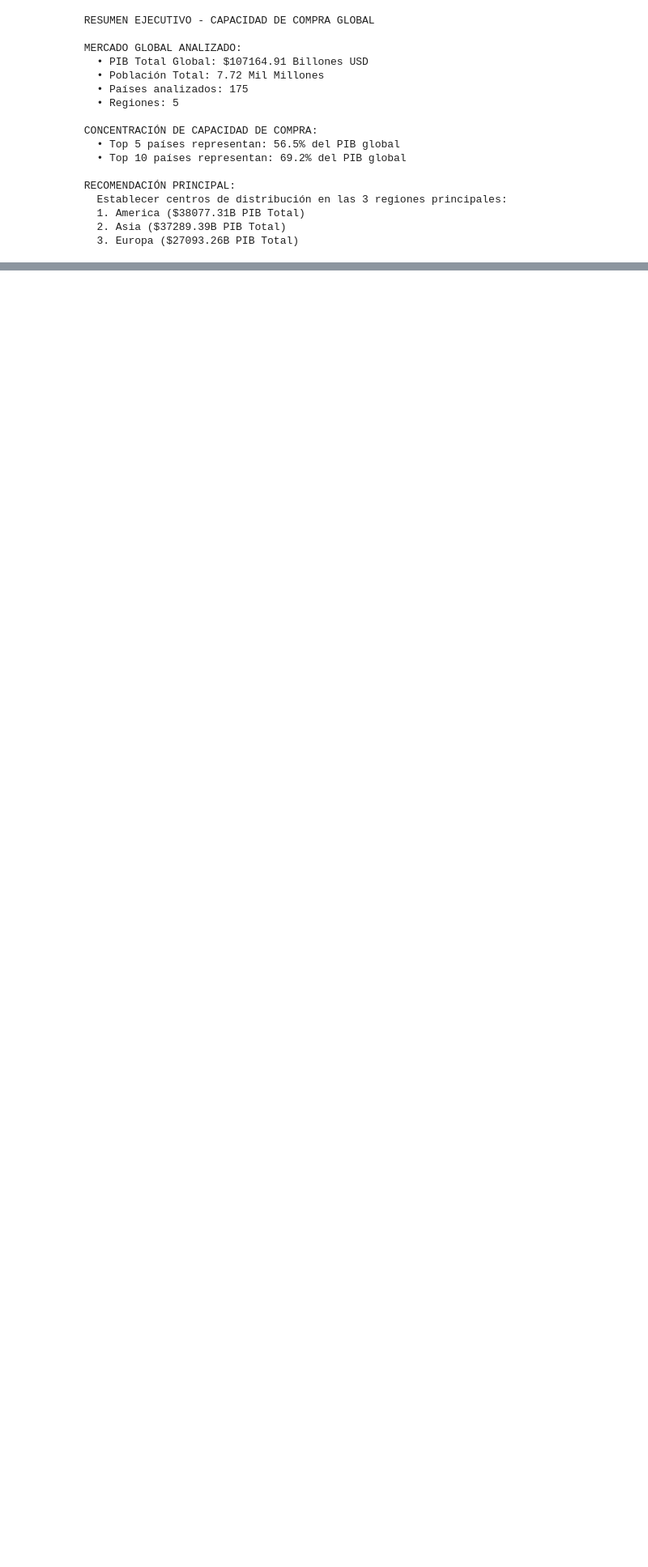
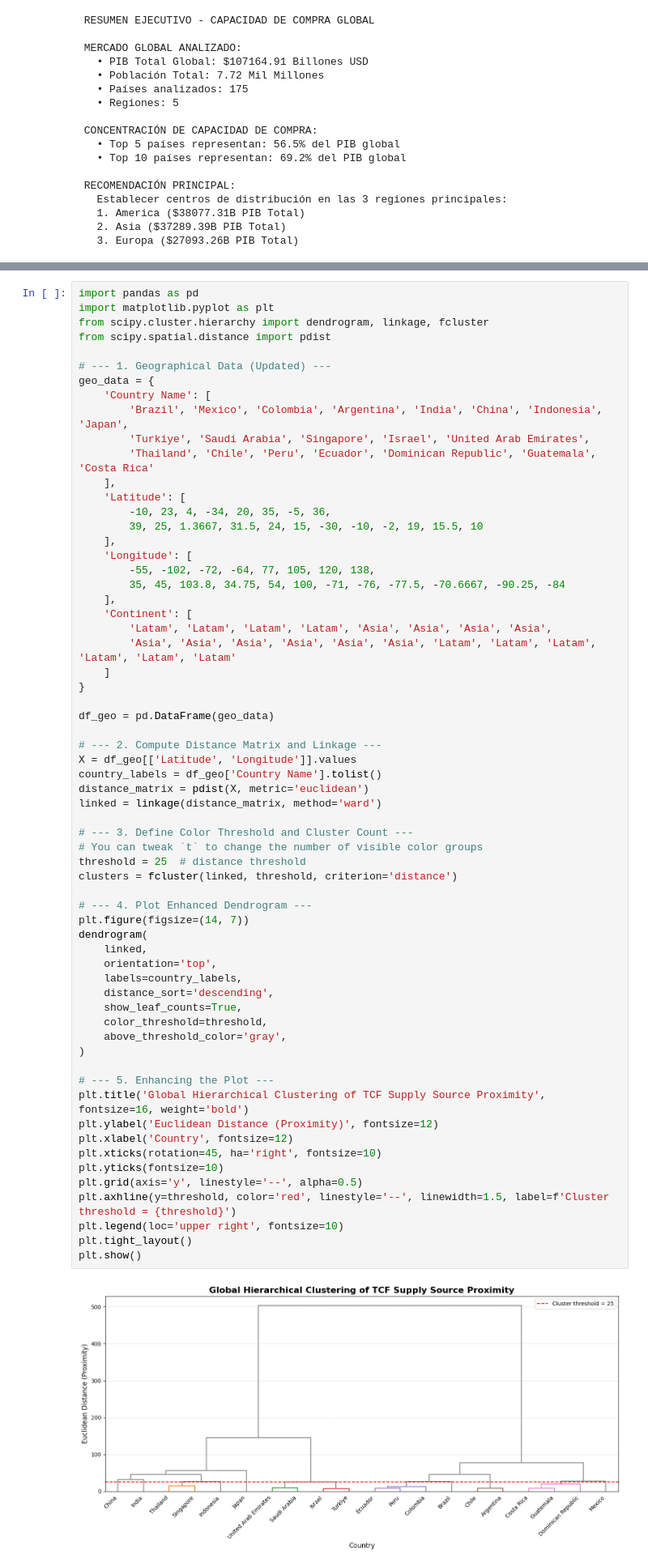
Before and after one commit to monroyminerodiego/visualization-tools-IX, a Jupyter notebook: ML/U2/PortfolioU2/01_hierarchical_analysis.ipynb, the cells around one changed output, grey strips where cells are left out. Shown: that part at 81% size. Drawn from its saved outputs; the diff is of its cells as text; blank space fills up the shorter version.

Commit message:
The content of the analysis part 2 notebook was added to 01_hierarchical_analysis. / Analysis part 2 notebook deleted.

```diff
--- a/ML/U2/PortfolioU2/01_hierarchical_analysis.ipynb
+++ b/ML/U2/PortfolioU2/01_hierarchical_analysis.ipynb
@@ -743,0 +1151,65 @@ for i, (region, gdp) in enumerate(top_regions.head(3).items(), 1):
+# %%
+import pandas as pd
+import matplotlib.pyplot as plt
+from scipy.cluster.hierarchy import dendrogram, linkage, fcluster
+from scipy.spatial.distance import pdist
+
+# --- 1. Geographical Data (Updated) ---
+geo_data = {
+    'Country Name': [
+        'Brazil', 'Mexico', 'Colombia', 'Argentina', 'India', 'China', 'Indonesia', 'Japan',
+        'Turkiye', 'Saudi Arabia', 'Singapore', 'Israel', 'United Arab Emirates',
+        'Thailand', 'Chile', 'Peru', 'Ecuador', 'Dominican Republic', 'Guatemala', 'Costa Rica'
+    ],
+    'Latitude': [
+        -10, 23, 4, -34, 20, 35, -5, 36,
+        39, 25, 1.3667, 31.5, 24, 15, -30, -10, -2, 19, 15.5, 10
+    ],
+    'Longitude': [
+        -55, -102, -72, -64, 77, 105, 120, 138,
+        35, 45, 103.8, 34.75, 54, 100, -71, -76, -77.5, -70.6667, -90.25, -84
+    ],
+    'Continent': [
+        'Latam', 'Latam', 'Latam', 'Latam', 'Asia', 'Asia', 'Asia', 'Asia',
+        'Asia', 'Asia', 'Asia', 'Asia', 'Asia', 'Asia', 'Latam', 'Latam', 'Latam', 'Latam', 'Latam', 'Latam'
+    ]
+}
+
+df_geo = pd.DataFrame(geo_data)
+
+# --- 2. Compute Distance Matrix and Linkage ---
+X = df_geo[['Latitude', 'Longitude']].values
+country_labels = df_geo['Country Name'].tolist()
+distance_matrix = pdist(X, metric='euclidean')
+linked = linkage(distance_matrix, method='ward')
+
+# --- 3. Define Color Threshold and Cluster Count ---
+# You can tweak `t` to change the number of visible color groups
+threshold = 25  # distance threshold
+clusters = fcluster(linked, threshold, criterion='distance')
+
+# --- 4. Plot Enhanced Dendrogram ---
+plt.figure(figsize=(14, 7))
+dendrogram(
+    linked,
+    orientation='top',
+    labels=country_labels,
+    distance_sort='descending',
+    show_leaf_counts=True,
+    color_threshold=threshold,
+    above_threshold_color='gray',
+)
+
+# --- 5. Enhancing the Plot ---
+plt.title('Global Hierarchical Clustering of TCF Supply Source Proximity', fontsize=16, weight='bold')
+plt.ylabel('Euclidean Distance (Proximity)', fontsize=12)
+plt.xlabel('Country', fontsize=12)
+plt.xticks(rotation=45, ha='right', fontsize=10)
+plt.yticks(fontsize=10)
+plt.grid(axis='y', linestyle='--', alpha=0.5)
+plt.axhline(y=threshold, color='red', linestyle='--', linewidth=1.5, label=f'Cluster threshold = {threshold}')
+plt.legend(loc='upper right', fontsize=10)
+plt.tight_layout()
+plt.show()
+# %% [output]
+[figure, added]
```
Also changed, not shown: parts of 29 cells of this notebook, 1 other file.
